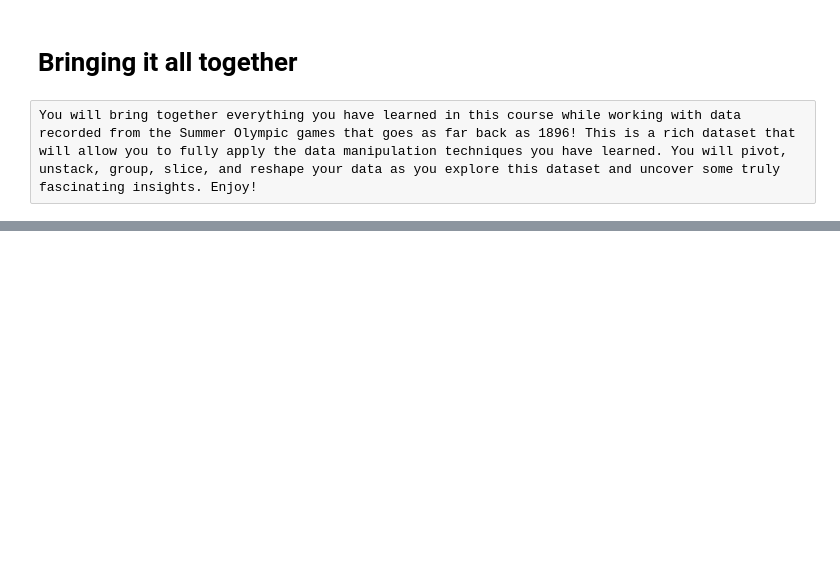
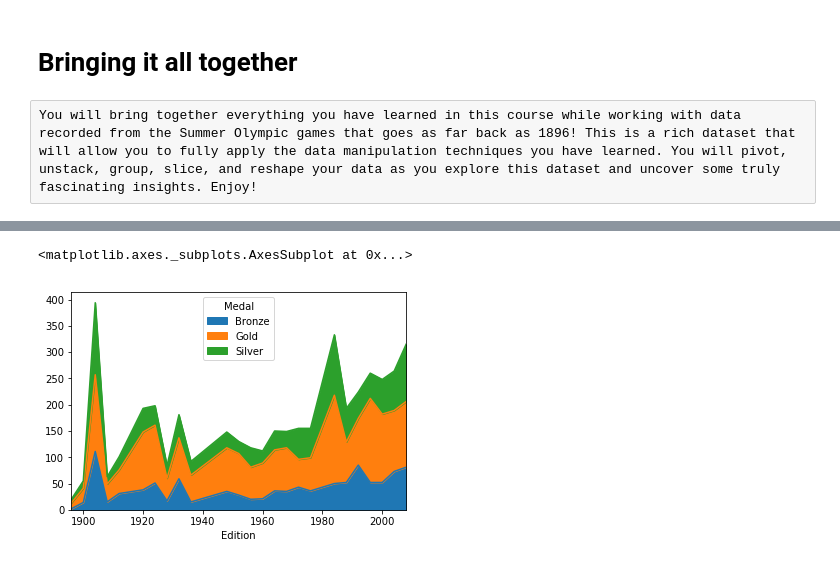
Before and after one commit to allanbeto/Manipulating_DataFrames_with_pandas, a Jupyter notebook: Jupyter_notebook/Manipulating_DataFrames_with_pandas.ipynb, the cells around one changed output, grey strips where cells are left out. Drawn from its saved outputs; the diff is of its cells as text; code cells hidden in the pictures; blank space fills up the shorter version.

```diff
--- a/Jupyter_notebook/Manipulating_DataFrames_with_pandas.ipynb
+++ b/Jupyter_notebook/Manipulating_DataFrames_with_pandas.ipynb
@@ -352,0 +1665,17 @@ You will bring together everything you have learned in this course while working
+# %%
+# --------------------------------------------------------> Visualizing USA Medal Counts by Edition: Area Plot
+# Create the DataFrame: usa
+usa = medals[medals.NOC == 'USA']
+
+# Group usa by 'Edition', 'Medal', and 'Athlete'
+usa_medals_by_year = usa.groupby(['Edition', 'Medal'])['Athlete'].count()
+
+# Reshape usa_medals_by_year by unstacking
+usa_medals_by_year = usa_medals_by_year.unstack(level='Medal')
+
+# Create an area plot of usa_medals_by_year
+usa_medals_by_year.plot.area()
+plt.show()
+# %% [output]
+<matplotlib.axes._subplots.AxesSubplot at 0x...>
+[figure, added]
```
Also changed, not shown: parts of 48 cells of this notebook.
